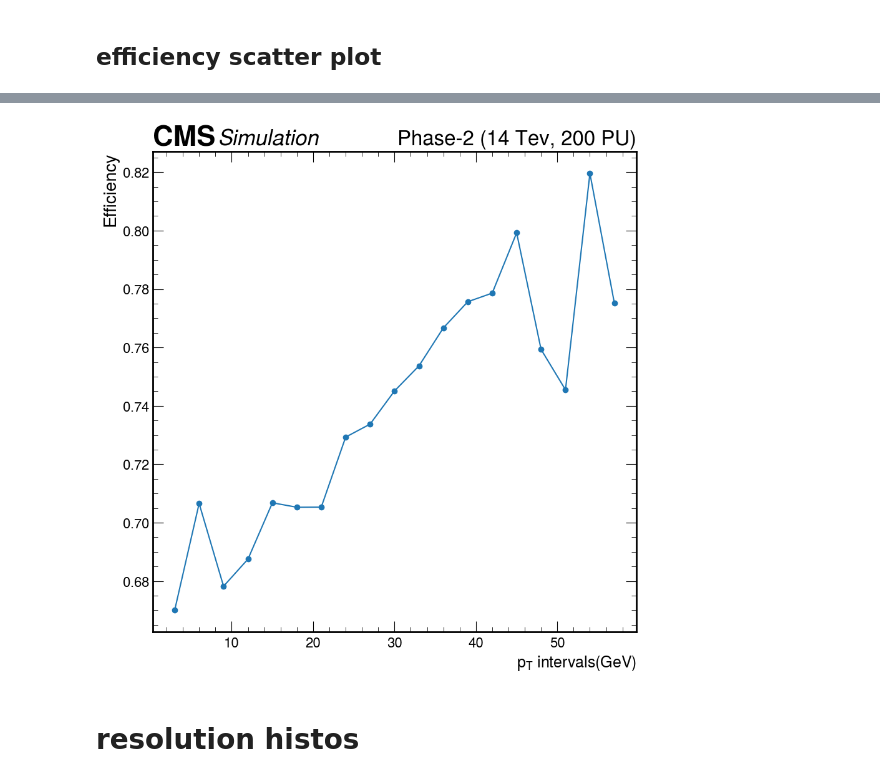
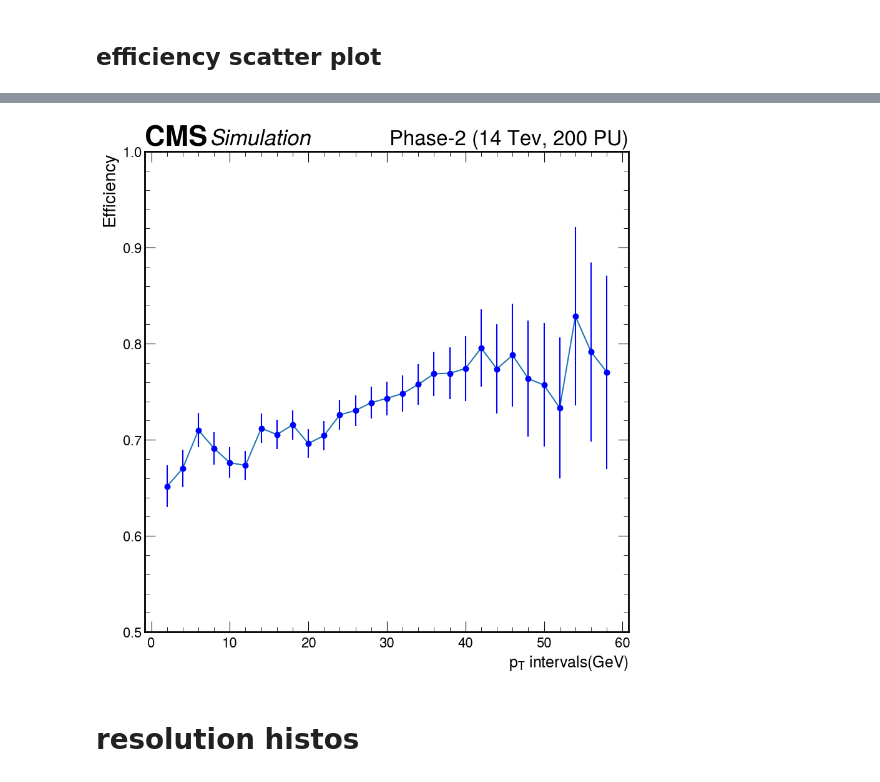
Before and after one commit to PietroCappelli/W3Pi_Analysis, a Jupyter notebook: w3pi_analysis/hist.ipynb, the cells around one changed output, grey strips where cells are left out. Cells and saved outputs as stored; diff of their text form; code cells hidden in the pictures.

```diff
--- a/w3pi_analysis/hist.ipynb
+++ b/w3pi_analysis/hist.ipynb
@@ -360,9 +360,9 @@ plt.savefig("figures/efficiency_hist.pdf", dpi=150)
 ## efficiency scatter plot
 # %%
 efficiency = np.divide(reco_hist_val[1:],gen_hist_val[1:])
-ranges = np.arange(3,60,3)
+ranges = np.arange(2,60,2)
 print(len(efficiency))
 print(len(ranges))
-print(len(reco_hist_val))
+print(len(reco_hist_val[1:]))
 efficiency
 # %% [output]
@@ -375,0 +378,13 @@ array([0.67008149, 0.70658263, 0.67824109, 0.68753417, 0.70681818,
+# %%
+error_bar1 = np.sqrt(gen_hist_val[1:])
+error_bar2 = np.sqrt(reco_hist_val[1:])
+
+e1 = np.divide(error_bar1 , gen_hist_val[1:])
+e2 = np.divide(error_bar2 , reco_hist_val[1:])
+
+error_eff = []
+
+for i in range(len(error_bar1)):
+    err = np.sqrt(e1[i]**2 + e2[i]**2)
+    error_eff.append(efficiency[i] * err)
+# error_division = efficiency * np.sqrt((error_bar1 / gen_hist_val[2:])^2 + (error_bar2 / reco_hist_val[2:])^2)
@@ -376,18 +395,20 @@ array([0.67008149, 0.70658263, 0.67824109, 0.68753417, 0.70681818,
 # %%
 hep.style.use(hep.style.CMS)
 hep.cms.label("",com = 13.6, rlabel="Phase-2 (14 Tev, 200 PU)",  fontsize=25, italic=(0,1))
 plt.ticklabel_format(axis='y', style='plain', scilimits=(0, 0), useOffset=False, useMathText=True)
 
 plt.scatter(ranges, efficiency)
 plt.plot(ranges, efficiency)
+plt.errorbar(ranges, efficiency, yerr=error_eff, fmt="o", color='blue')
 
 # plt.legend(loc='upper right', frameon=False, title='$p_{T}$ histogram', title_fontsize='20', fontsize='18')
 plt.xlabel('$p_{T}$ intervals(GeV)', fontsize='18')
 plt.ylabel('Efficiency', fontsize='20')
+plt.ylim([0.5,1])
 plt.tick_params(axis='both', labelsize=16)
 plt.savefig("figures/efficiency_vs_pt.pdf", dpi=150)
 # %% [output]
-[figure, old version]
+[figure, new version]
 # %% [markdown]
 # resolution histos
 # %%
```
Also changed, not shown: parts of 29 cells of this notebook.
